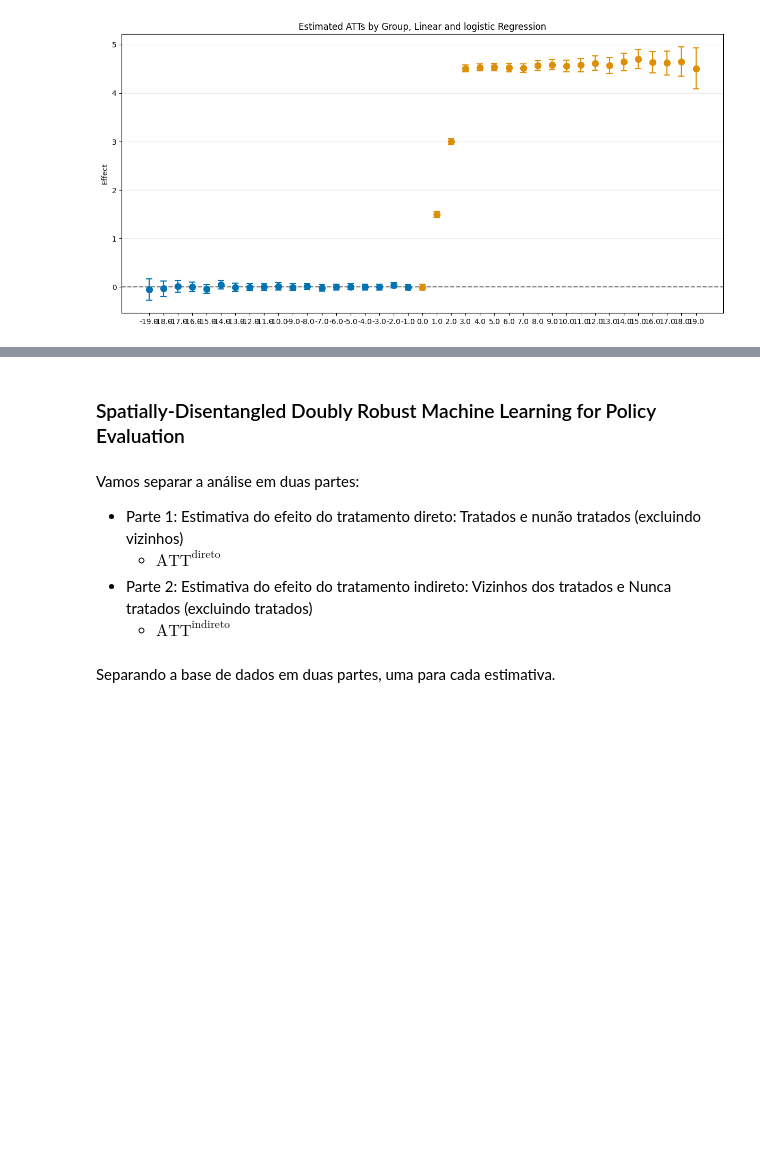
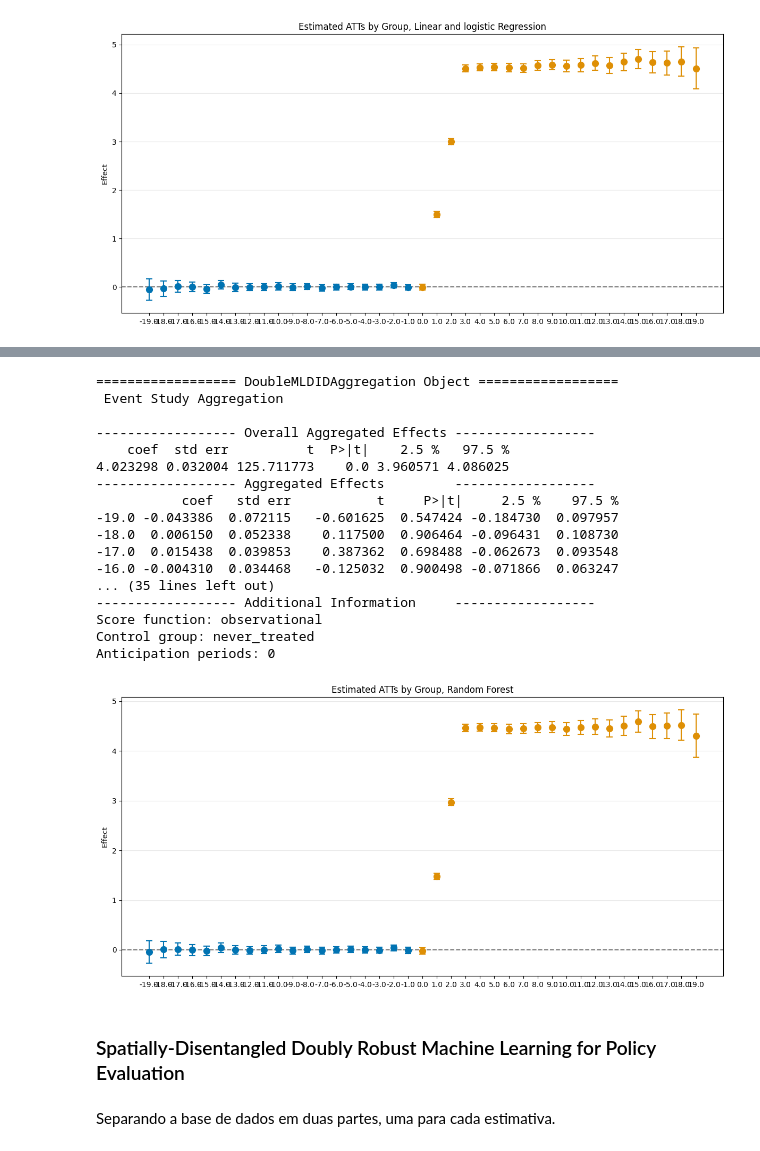
Before and after one commit to Daniel-Uhr/Estimators, a Jupyter notebook: 01_ATTgt_DML.ipynb, the cells around one changed output, grey strips where cells are left out. Drawn from its saved outputs; the diff is of its cells as text; code cells hidden in the pictures; blank space fills up the shorter version.

```diff
--- a/01_ATTgt_DML.ipynb
+++ b/01_ATTgt_DML.ipynb
@@ -782,0 +744,31 @@ es_rf.plot_effects(title="Estimated ATTs by Group, LassoCV and LogisticRegressio
+# %%
+# 1. Agregar os efeitos como estudo de eventos (event time = t - g)
+es_rf = dml_obj_rf.aggregate("eventstudy")
+
+# 2. Rodar o bootstrap para os efeitos agregados
+es_rf.aggregated_frameworks.bootstrap()
+
+# 3. Plotar os efeitos agregados
+es_rf.plot_effects(title="Estimated ATTs by Group, Random Forest")
+
+# 4. Tabela de resultados
+print(es_rf)
+# %% [output]
+================== DoubleMLDIDAggregation Object ==================
+ Event Study Aggregation
+
+------------------ Overall Aggregated Effects ------------------
+    coef  std err          t  P>|t|    2.5 %   97.5 %
+4.023298 0.032004 125.711773    0.0 3.960571 4.086025
+------------------ Aggregated Effects         ------------------
+           coef   std err           t     P>|t|     2.5 %    97.5 %
+-19.0 -0.043386  0.072115   -0.601625  0.547424 -0.184730  0.097957
+-18.0  0.006150  0.052338    0.117500  0.906464 -0.096431  0.108730
+-17.0  0.015438  0.039853    0.387362  0.698488 -0.062673  0.093548
+-16.0 -0.004310  0.034468   -0.125032  0.900498 -0.071866  0.063247
+... (35 lines left out)
+------------------ Additional Information     ------------------
+Score function: observational
+Control group: never_treated
+Anticipation periods: 0
+[figure, added]
@@ -783,11 +783,5 @@ es_rf.plot_effects(title="Estimated ATTs by Group, LassoCV and LogisticRegressio
 # %% [markdown]
 ### Spatially-Disentangled Doubly Robust Machine Learning for Policy Evaluation
-# %% [markdown]
-Vamos separar a análise em duas partes:
-* Parte 1: Estimativa do efeito do tratamento direto: Tratados e nunão tratados (excluindo vizinhos)
-  * $\text{ATT}^{\text{direto}}$
-* Parte 2: Estimativa do efeito do tratamento indireto: Vizinhos dos tratados e Nunca tratados (excluindo tratados)
-  * $\text{ATT}^{\text{indireto}}$
 # %% [markdown]
 Separando a base de dados em duas partes, uma para cada estimativa.
 # %%
```
Also changed, not shown: parts of 22 cells of this notebook.
